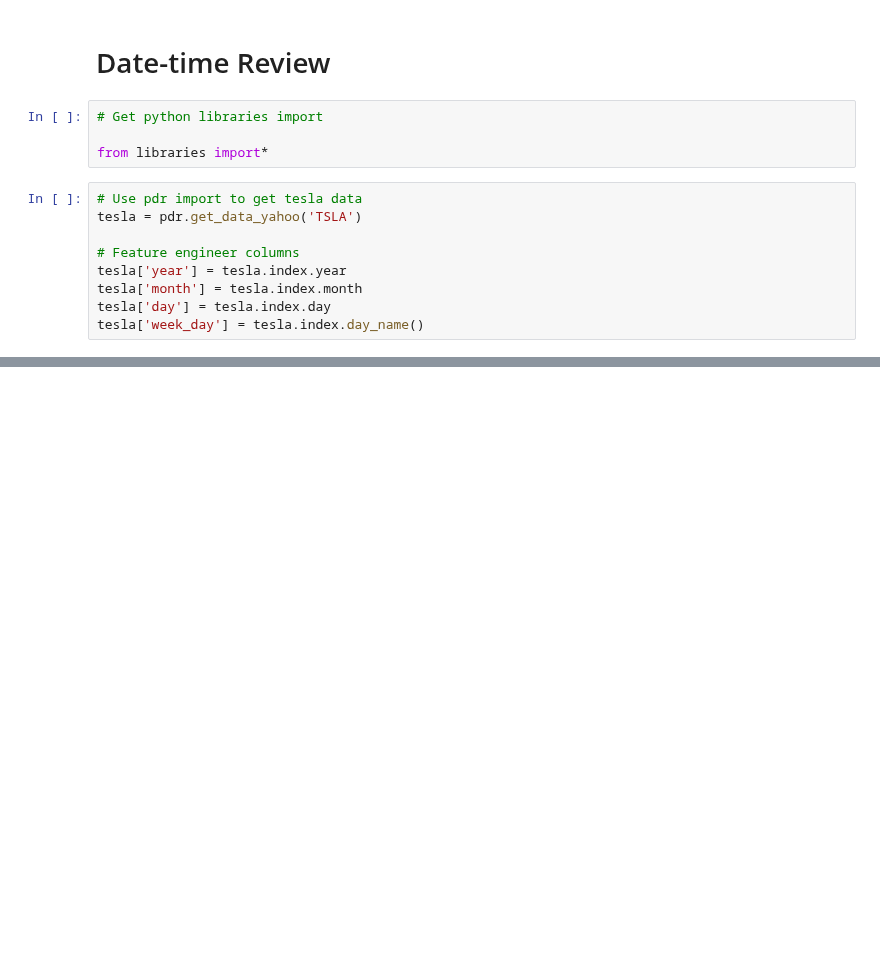
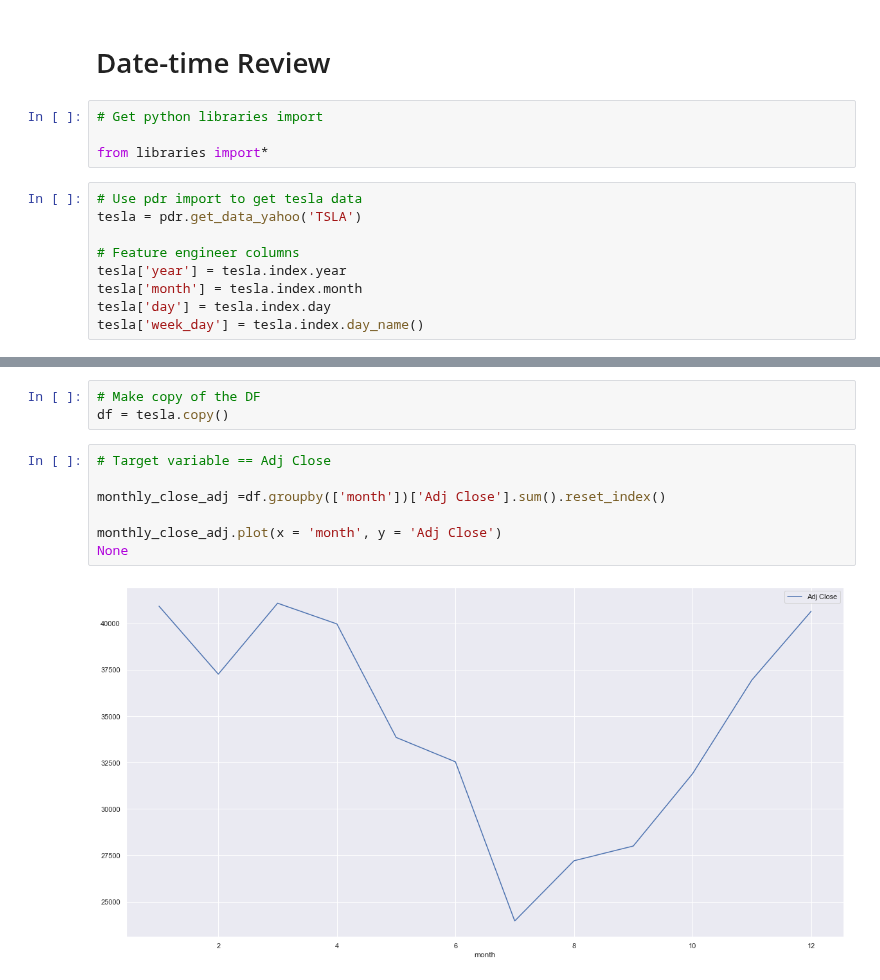
Before and after one commit to stephenkipkurui/Data-Science-Playground, a Jupyter notebook: Pandas4Everyone/Datetime.ipynb, the cells around one changed output, grey strips where cells are left out. Cells and saved outputs as stored; diff of their text form; blank space fills up the shorter version.

```diff
--- a/Pandas4Everyone/Datetime.ipynb
+++ b/Pandas4Everyone/Datetime.ipynb
@@ -46,0 +76,12 @@ DatetimeIndex(['2017-06-26', '2017-06-27', '2017-06-28', '2017-06-29',
+# %%
+# Make copy of the DF
+df = tesla.copy()
+# %%
+# Target variable == Adj Close
+
+monthly_close_adj =df.groupby(['month'])['Adj Close'].sum().reset_index()
+
+monthly_close_adj.plot(x = 'month', y = 'Adj Close')
+None
+# %% [output]
+[figure, added]
```
Also changed, not shown: parts of 11 cells of this notebook, 1 other file.
